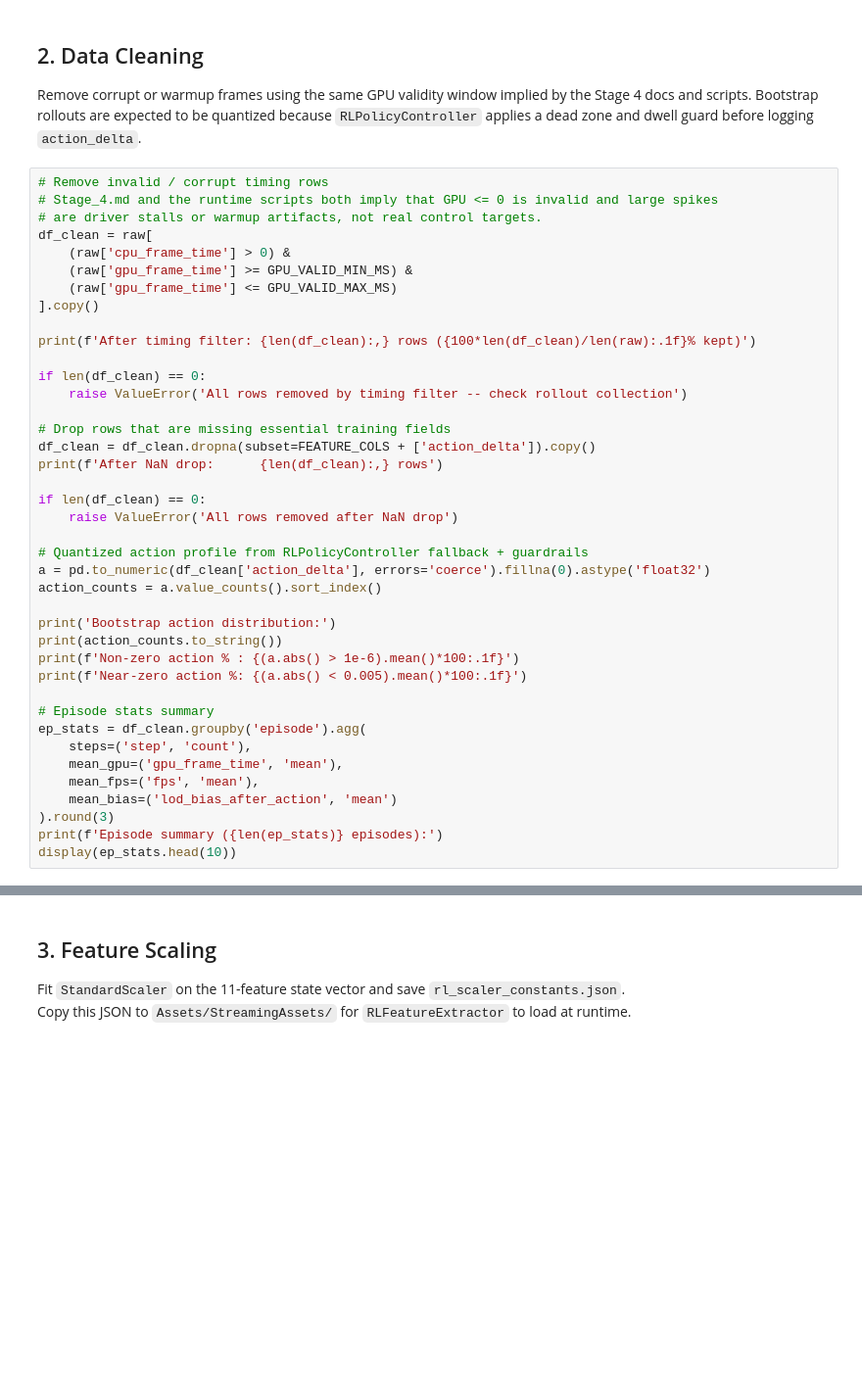
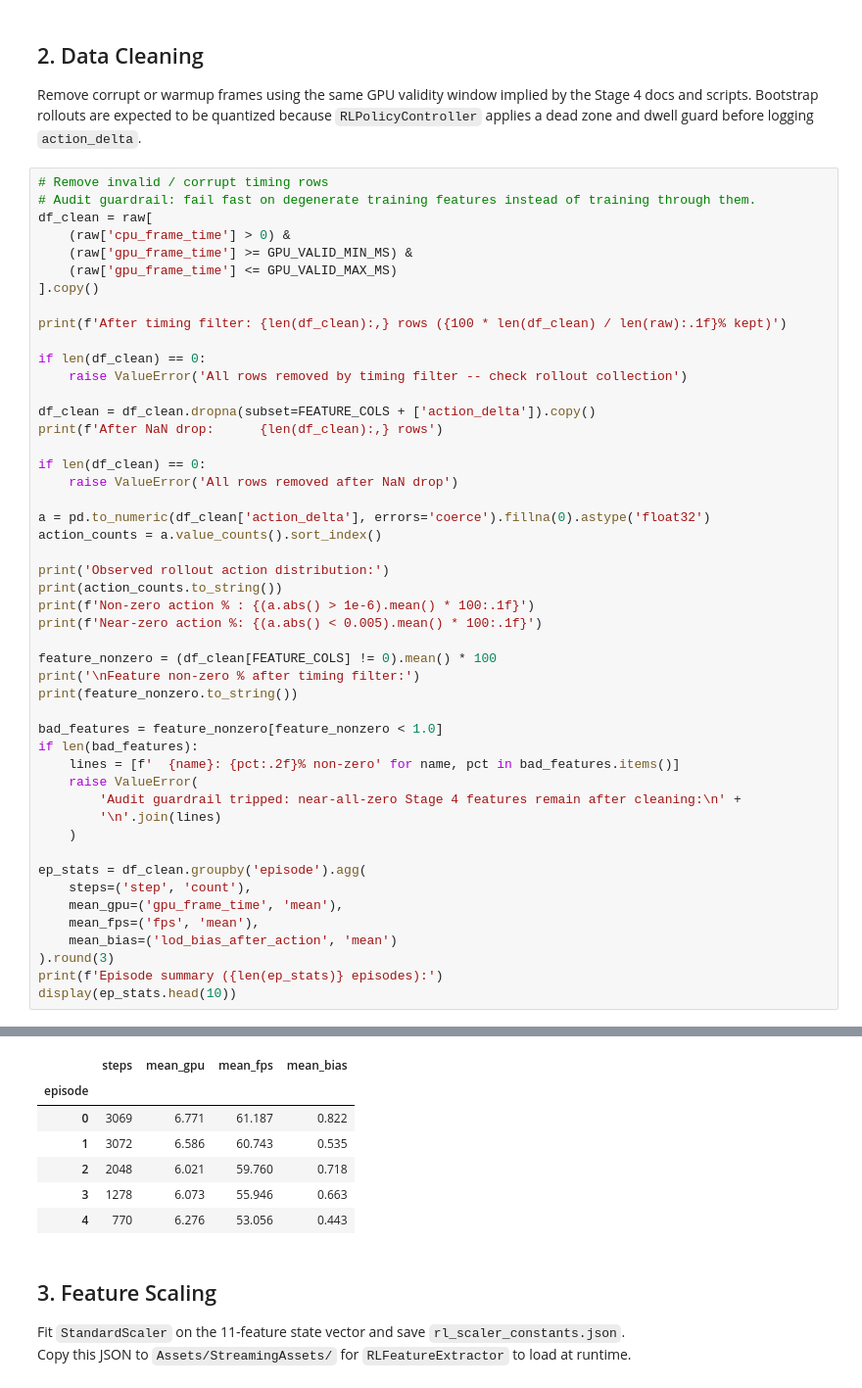
Before and after one commit to Silent0Wings/neural-lod, a Jupyter notebook: ml_pipeline/training/Stage_4/train_rl_policy_stage4.ipynb, the cells around one changed output, grey strips where cells are left out. Shown at 98% size. Cells and saved outputs as stored; diff of their text form; blank space fills up the shorter version.

```diff
--- a/ml_pipeline/training/Stage_4/train_rl_policy_stage4.ipynb
+++ b/ml_pipeline/training/Stage_4/train_rl_policy_stage4.ipynb
@@ -332,36 +264,44 @@ Remove corrupt or warmup frames using the same GPU validity window implied by th
 Bootstrap rollouts are expected to be quantized because `RLPolicyController` applies a dead zone and dwell guard before logging `action_delta`.
 # %%
 # Remove invalid / corrupt timing rows
-# Stage_4.md and the runtime scripts both imply that GPU <= 0 is invalid and large spikes
-# are driver stalls or warmup artifacts, not real control targets.
+# Audit guardrail: fail fast on degenerate training features instead of training through them.
 df_clean = raw[
     (raw['cpu_frame_time'] > 0) &
     (raw['gpu_frame_time'] >= GPU_VALID_MIN_MS) &
     (raw['gpu_frame_time'] <= GPU_VALID_MAX_MS)
 ].copy()
 
-print(f'After timing filter: {len(df_clean):,} rows ({100*len(df_clean)/len(raw):.1f}% kept)')
+print(f'After timing filter: {len(df_clean):,} rows ({100 * len(df_clean) / len(raw):.1f}% kept)')
 
 if len(df_clean) == 0:
     raise ValueError('All rows removed by timing filter -- check rollout collection')
 
-# Drop rows that are missing essential training fields
 df_clean = df_clean.dropna(subset=FEATURE_COLS + ['action_delta']).copy()
 print(f'After NaN drop:      {len(df_clean):,} rows')
 
 if len(df_clean) == 0:
     raise ValueError('All rows removed after NaN drop')
 
-# Quantized action profile from RLPolicyController fallback + guardrails
 a = pd.to_numeric(df_clean['action_delta'], errors='coerce').fillna(0).astype('float32')
 action_counts = a.value_counts().sort_index()
 
-print('Bootstrap action distribution:')
+print('Observed rollout action distribution:')
 print(action_counts.to_string())
-print(f'Non-zero action % : {(a.abs() > 1e-6).mean()*100:.1f}')
-print(f'Near-zero action %: {(a.abs() < 0.005).mean()*100:.1f}')
+print(f'Non-zero action % : {(a.abs() > 1e-6).mean() * 100:.1f}')
+print(f'Near-zero action %: {(a.abs() < 0.005).mean() * 100:.1f}')
 
-# Episode stats summary
+feature_nonzero = (df_clean[FEATURE_COLS] != 0).mean() * 100
+print('\nFeature non-zero % after timing filter:')
+print(feature_nonzero.to_string())
+
+bad_features = feature_nonzero[feature_nonzero < 1.0]
+if len(bad_features):
+    lines = [f'  {name}: {pct:.2f}% non-zero' for name, pct in bad_features.items()]
+    raise ValueError(
+        'Audit guardrail tripped: near-all-zero Stage 4 features remain after cleaning:\n' +
+        '\n'.join(lines)
+    )
+
 ep_stats = df_clean.groupby('episode').agg(
     steps=('step', 'count'),
     mean_gpu=('gpu_frame_time', 'mean'),
@@ -370,3 +310,4 @@ ep_stats = df_clean.groupby('episode').agg(
 ).round(3)
 print(f'Episode summary ({len(ep_stats)} episodes):')
 display(ep_stats.head(10))
+# %% [output]
@@ -373,3 +331,10 @@ display(ep_stats.head(10))
+|  | steps | mean_gpu | mean_fps | mean_bias |
+| episode |  |  |  |  |
+| 0 | 3069 | 6.771 | 61.187 | 0.822 |
+| 1 | 3072 | 6.586 | 60.743 | 0.535 |
+| 2 | 2048 | 6.021 | 59.760 | 0.718 |
+| 3 | 1278 | 6.073 | 55.946 | 0.663 |
+| 4 | 770 | 6.276 | 53.056 | 0.443 |
 # %% [markdown]
 ## 3. Feature Scaling
 Fit `StandardScaler` on the 11-feature state vector and save `rl_scaler_constants.json`.
```
Also changed, not shown: parts of 17 cells of this notebook, 34 other files.
